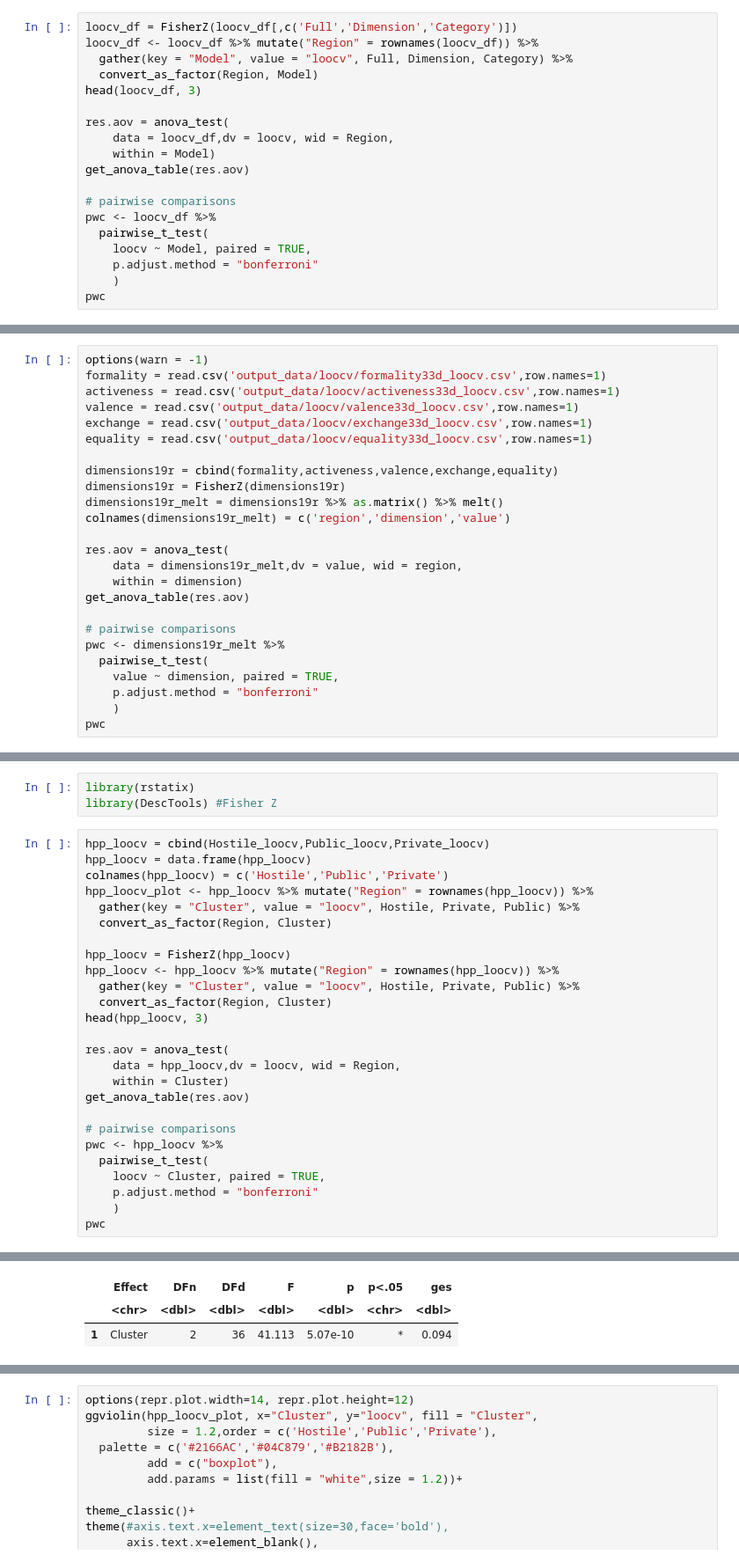
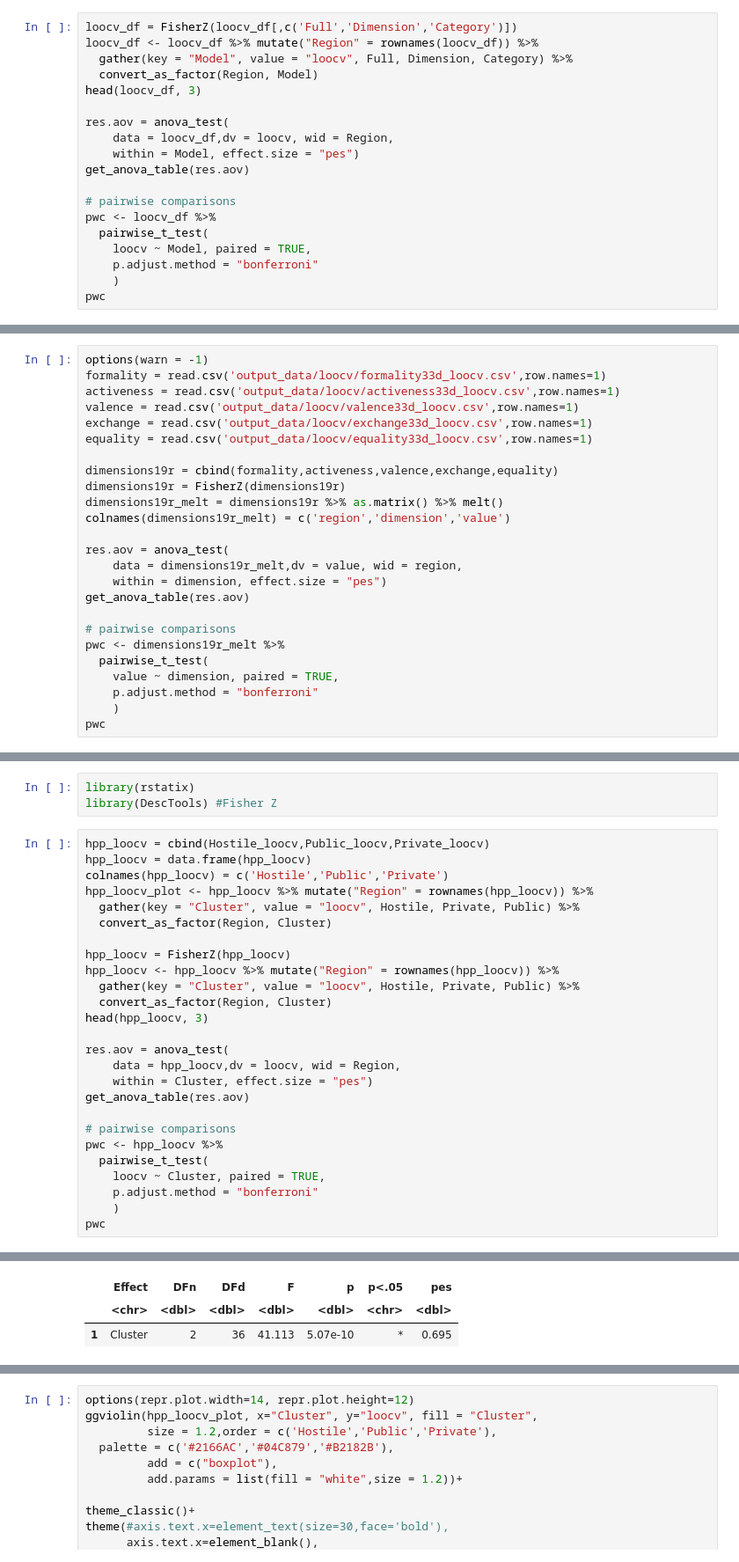
Before and after one commit to BNU-Wang-MSN-Lab/FAVEE-HPP, a Jupyter notebook: Study2/RSA_Regression/LOOCV_Models.ipynb, the cells around one changed output, grey strips where cells are left out. Shown at 88% size. Cells and saved outputs as stored; diff of their text form.

```diff
--- a/Study2/RSA_Regression/LOOCV_Models.ipynb
+++ b/Study2/RSA_Regression/LOOCV_Models.ipynb
@@ -274,7 +275,7 @@ head(loocv_df, 3)
 
 res.aov = anova_test(
     data = loocv_df,dv = loocv, wid = Region,
-    within = Model)
+    within = Model, effect.size = "pes")
 get_anova_table(res.aov)
 
 # pairwise comparisons
@@ -372,7 +373,7 @@ colnames(dimensions19r_melt) = c('region','dimension','value')
 
 res.aov = anova_test(
     data = dimensions19r_melt,dv = value, wid = region,
-    within = dimension)
+    within = dimension, effect.size = "pes")
 get_anova_table(res.aov)
 
 # pairwise comparisons
@@ -818,37 +824,37 @@ hpp_loocv = data.frame(hpp_loocv)
 colnames(hpp_loocv) = c('Hostile','Public','Private')
 hpp_loocv_plot <- hpp_loocv %>% mutate("Region" = rownames(hpp_loocv)) %>%
   gather(key = "Cluster", value = "loocv", Hostile, Private, Public) %>%
   convert_as_factor(Region, Cluster)
 
 hpp_loocv = FisherZ(hpp_loocv)
 hpp_loocv <- hpp_loocv %>% mutate("Region" = rownames(hpp_loocv)) %>%
   gather(key = "Cluster", value = "loocv", Hostile, Private, Public) %>%
   convert_as_factor(Region, Cluster)
 head(hpp_loocv, 3)
 
 res.aov = anova_test(
     data = hpp_loocv,dv = loocv, wid = Region,
-    within = Cluster)
+    within = Cluster, effect.size = "pes")
 get_anova_table(res.aov)
 
 # pairwise comparisons
 pwc <- hpp_loocv %>%
   pairwise_t_test(
     loocv ~ Cluster, paired = TRUE,
     p.adjust.method = "bonferroni"
     )
 pwc
 # %% [output]
 A data.frame: 3 × 3
 |  | Region | Cluster | loocv |
 |  | <fct> | <fct> | <dbl> |
 | 1 | USA | Hostile | 1.0162031 |
 | 2 | UK | Hostile | 0.9839546 |
 | 3 | Australia | Hostile | 1.1280406 |
 A anova_test: 1 × 7
-|  | Effect | DFn | DFd | F | p | p<.05 | ges |
+|  | Effect | DFn | DFd | F | p | p<.05 | pes |
 |  | <chr> | <dbl> | <dbl> | <dbl> | <dbl> | <chr> | <dbl> |
-| 1 | Cluster | 2 | 36 | 41.113 | 5.07e-10 | * | 0.094 |
+| 1 | Cluster | 2 | 36 | 41.113 | 5.07e-10 | * | 0.695 |
 A rstatix_test: 3 × 10
 |  | .y. | group1 | group2 | n1 | n2 | statistic | df | p | p.adj | p.adj.signif |
 |  | <chr> | <chr> | <chr> | <int> | <int> | <dbl> | <dbl> | <dbl> | <dbl> | <chr> |
```
Also changed, not shown: parts of 6 cells of this notebook, 1 other file.
